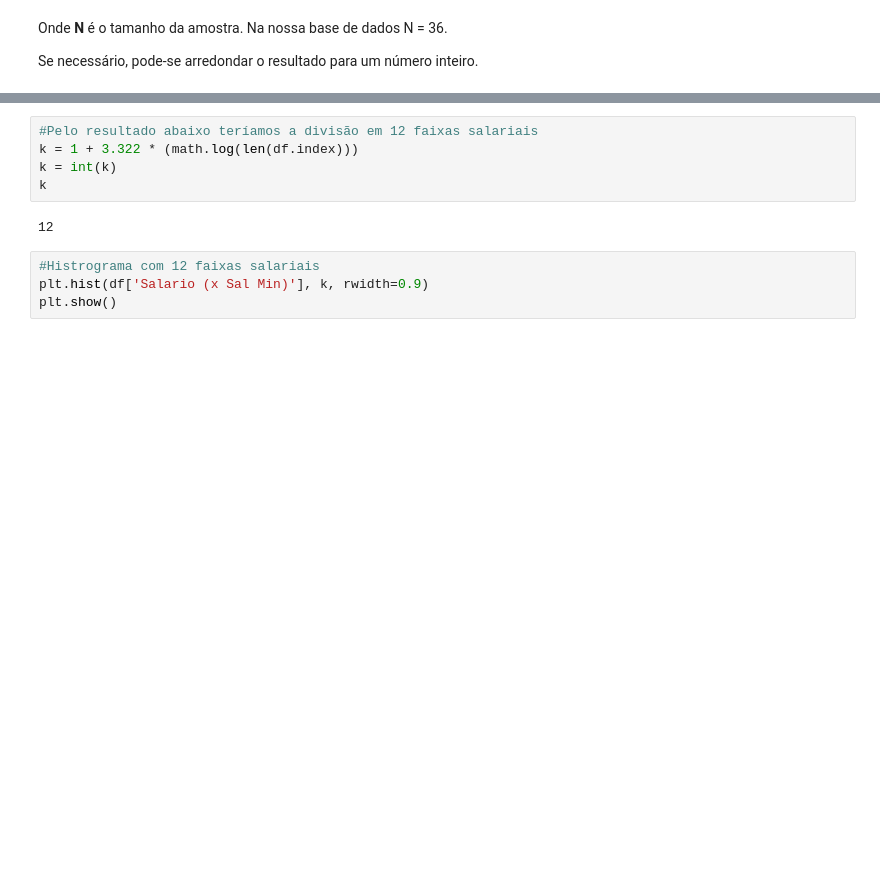
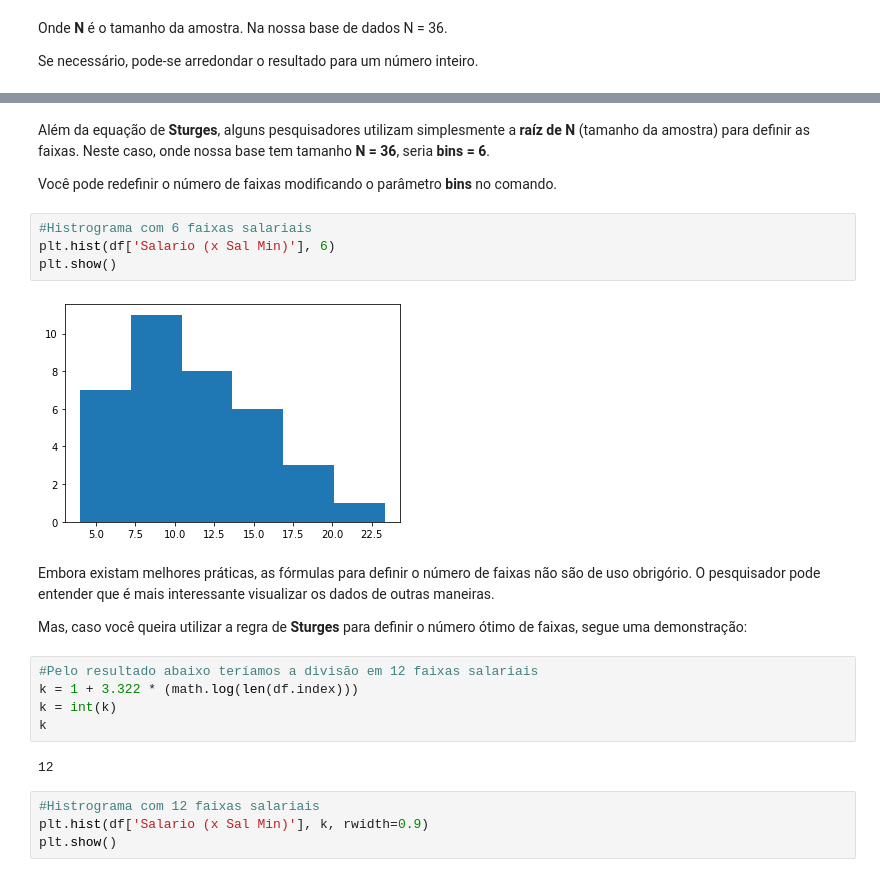
Before and after one commit to TerezaBoada/Estatistica, a Jupyter notebook: 1.1. Resumo de Dados.ipynb, the cells around one changed output, grey strips where cells are left out. Saved outputs shown, nothing was run; the diff lists cells and outputs as text; blank space fills up the shorter version.

```diff
--- a/1.1. Resumo de Dados.ipynb
+++ b/1.1. Resumo de Dados.ipynb
@@ -448,3 +462,17 @@ Se necessário, pode-se arredondar o resultado para um número inteiro.
+# %% [markdown]
+Além da equação de **Sturges**, alguns pesquisadores utilizam simplesmente a **raíz de N** (tamanho da amostra) para definir as faixas. Neste caso, onde nossa base tem tamanho **N = 36**, seria **bins = 6**.
+
+Você pode redefinir o número de faixas modificando o parâmetro **bins** no comando.
+# %%
+#Histrograma com 6 faixas salariais
+plt.hist(df['Salario (x Sal Min)'], 6)
+plt.show()
+# %% [output]
+[figure, added]
+# %% [markdown]
+Embora existam melhores práticas, as fórmulas para definir o número de faixas não são de uso obrigório. O pesquisador pode entender que é mais interessante visualizar os dados de outras maneiras.
+
+Mas, caso você queira utilizar a regra de **Sturges** para definir o número ótimo de faixas, segue uma demonstração:
 # %%
 #Pelo resultado abaixo teríamos a divisão em 12 faixas salariais
 k = 1 + 3.322 * (math.log(len(df.index)))
```
Also changed, not shown: parts of 50 cells of this notebook.
